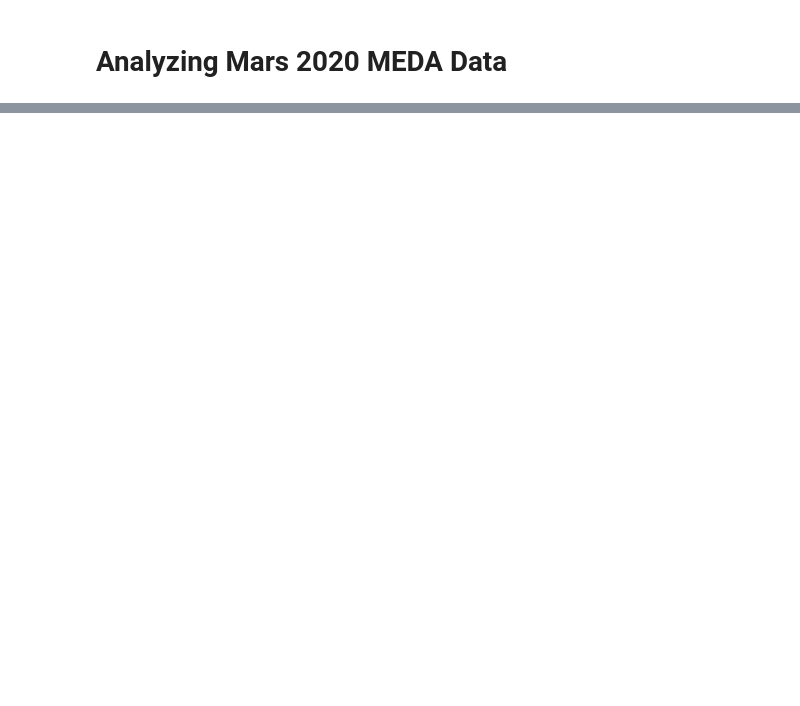
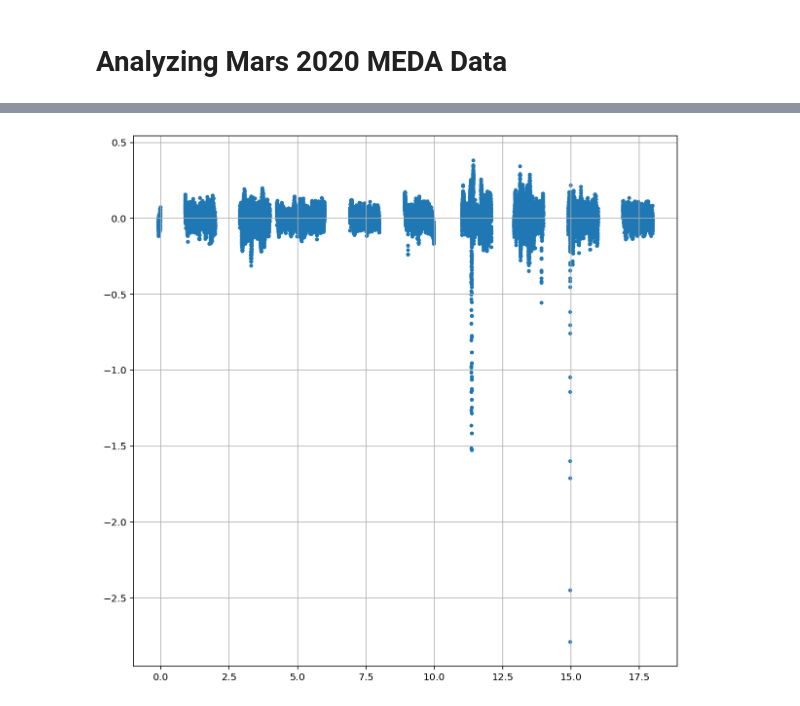
Before and after one commit to BoiseStatePlanetary/muldoon, a Jupyter notebook: docs/examples/Analyzing_Mars_2020_MEDA_Data.ipynb, the cells around one changed output, grey strips where cells are left out. Cells and saved outputs as stored; diff of their text form; code cells hidden in the pictures; blank space fills up the shorter version.

```diff
--- a/docs/examples/Analyzing_Mars_2020_MEDA_Data.ipynb
+++ b/docs/examples/Analyzing_Mars_2020_MEDA_Data.ipynb
@@ -19,0 +35,14 @@ plt.scatter(time, pressure)
+# %%
+# Detrend
+
+mt = MetTimeseries(time, pressure)
+
+window_size = 500./3600 # window size is 500 seconds
+mt.detrend_pressure_timeseries(window_size)
+
+fig = plt.figure(figsize=(10, 10))
+ax = fig.add_subplot(111)
+ax.scatter(mt.time, mt.detrended_pressure, marker='.')
+ax.grid(True)
+# %% [output]
+[figure, added]
```
Also changed, not shown: parts of 4 cells of this notebook, 3 other files.
